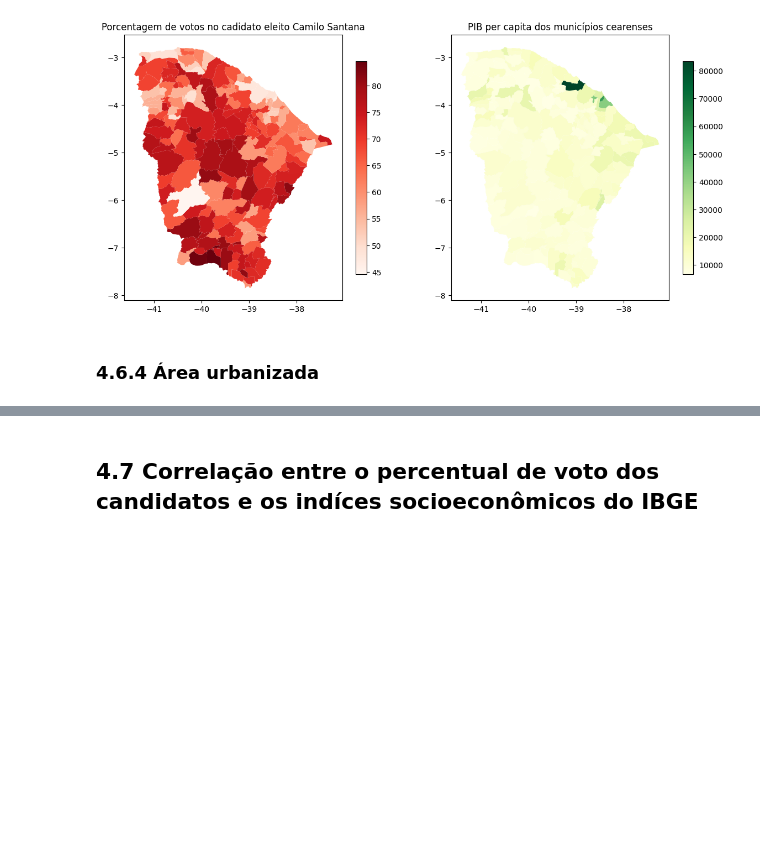
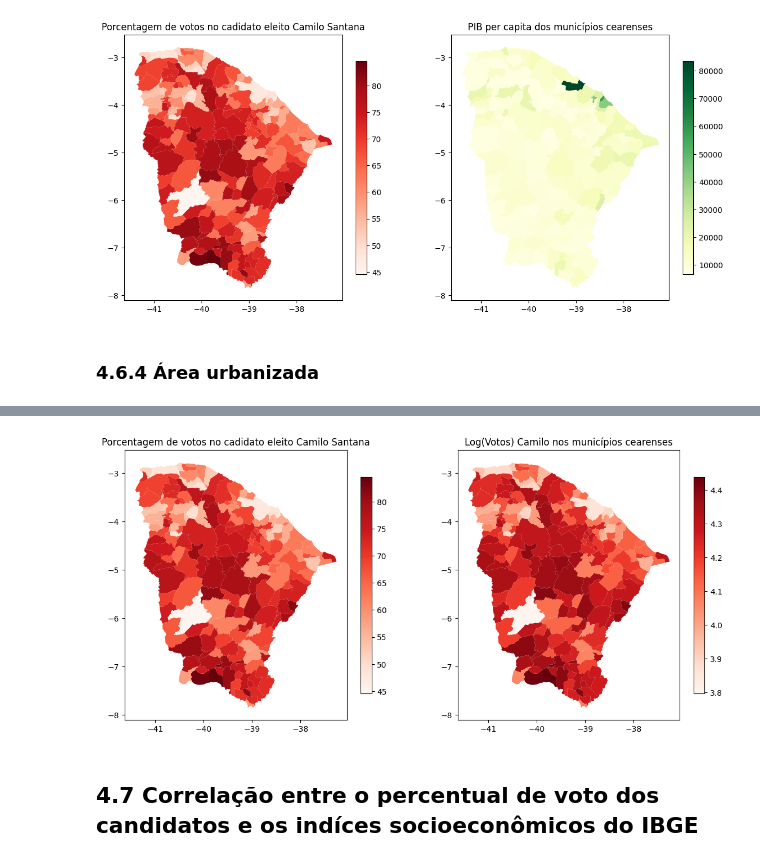
Before and after one commit to DamodaraBarbosa/clustering_municipios_eleicoes_2022_ceara, a Jupyter notebook: 07_senador_analysis_eleicoes_ceara_2022.ipynb, the cells around one changed output, grey strips where cells are left out. Drawn from its saved outputs; the diff is of its cells as text; code cells hidden in the pictures; blank space fills up the shorter version.

```diff
--- a/07_senador_analysis_eleicoes_ceara_2022.ipynb
+++ b/07_senador_analysis_eleicoes_ceara_2022.ipynb
@@ -482,3 +482,12 @@ plt.show()
+# %%
+fig, ax = plt.subplots(1, 2, figsize= (14, 10))
+ax1 = votos_camilo_por_municipio.plot('porcentagem_votos', legend= True, cmap= 'Reds', legend_kwds= {'shrink': 0.5}, ax= ax[0])
+ax1.set_title('Porcentagem de votos no cadidato eleito Camilo Santana')
+ax2 = dados_ibge.plot(np.log(votos_camilo_por_municipio['porcentagem_votos']), cmap= 'Reds', legend= True, legend_kwds= {'shrink': 0.5}, ax= ax[1])
+ax2.set_title('Log(Votos) Camilo nos municípios cearenses')
+plt.show()
+# %% [output]
+[figure, added]
 # %% [markdown]
 ## 4.7 Correlação entre o percentual de voto dos candidatos e os indíces socioeconômicos do IBGE
 # %% [markdown]
```
Also changed, not shown: parts of 44 cells of this notebook.
